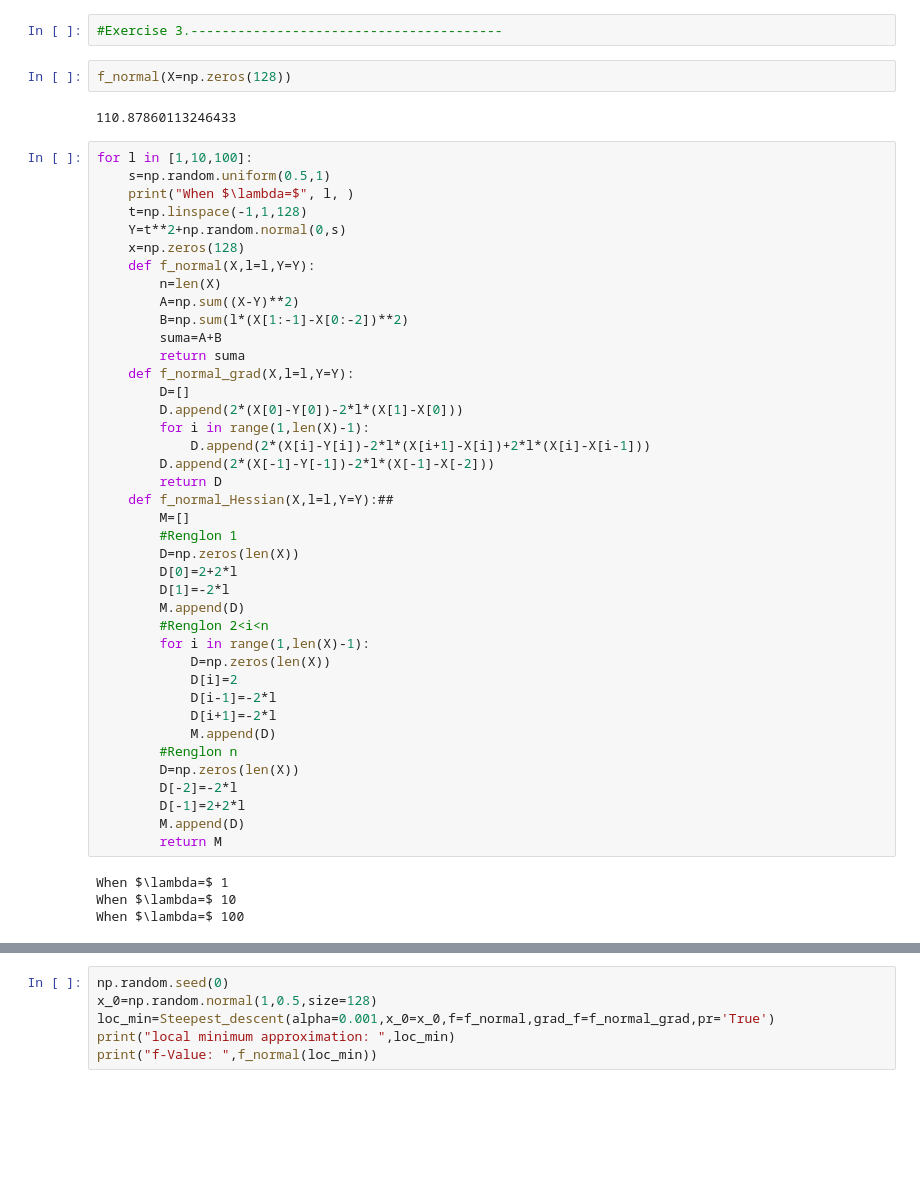
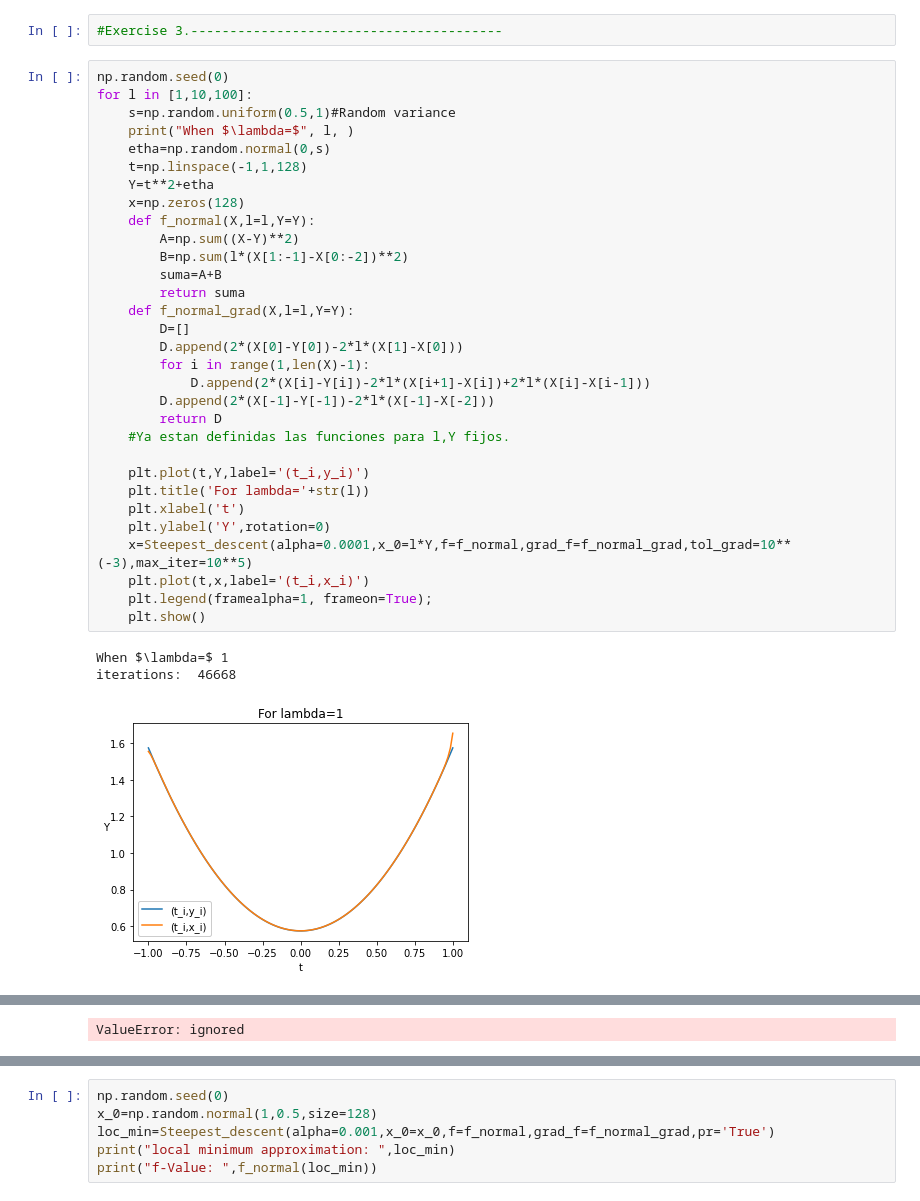
Before and after one commit to JairEsc/Mat_Apl, a Jupyter notebook: Opt_T4.ipynb, the cells around one changed output, grey strips where cells are left out. Saved outputs shown, nothing was run; the diff lists cells and outputs as text; blank space fills up the shorter version.

```diff
--- a/Opt_T4.ipynb
+++ b/Opt_T4.ipynb
@@ -365,51 +365,38 @@ local minimum approximation:  [1. 1. 1. 1.]
 f-Value:  3.3071320058463095e-18
 # %%
 #Exercise 3.----------------------------------------
-# %%
-f_normal(X=np.zeros(128))
-# %% [output]
-110.87860113246433
 # %%
+np.random.seed(0)
 for l in [1,10,100]:
-    s=np.random.uniform(0.5,1)
+    s=np.random.uniform(0.5,1)#Random variance
     print("When $\lambda=$", l, )
+    etha=np.random.normal(0,s)
     t=np.linspace(-1,1,128)
-    Y=t**2+np.random.normal(0,s)
+    Y=t**2+etha
     x=np.zeros(128)
     def f_normal(X,l=l,Y=Y):
-        n=len(X)
         A=np.sum((X-Y)**2)
         B=np.sum(l*(X[1:-1]-X[0:-2])**2)
         suma=A+B
         return suma
     def f_normal_grad(X,l=l,Y=Y):
         D=[]
         D.append(2*(X[0]-Y[0])-2*l*(X[1]-X[0]))
         for i in range(1,len(X)-1):
             D.append(2*(X[i]-Y[i])-2*l*(X[i+1]-X[i])+2*l*(X[i]-X[i-1]))
         D.append(2*(X[-1]-Y[-1])-2*l*(X[-1]-X[-2]))
         return D
-    def f_normal_Hessian(X,l=l,Y=Y):##
-        M=[]
-        #Renglon 1
-        D=np.zeros(len(X))
-        D[0]=2+2*l
-        D[1]=-2*l
-        M.append(D)
-        #Renglon 2<i<n
-        for i in range(1,len(X)-1):
-            D=np.zeros(len(X))
-            D[i]=2
-            D[i-1]=-2*l
-            D[i+1]=-2*l
-            M.append(D)
-        #Renglon n
-        D=np.zeros(len(X))
-        D[-2]=-2*l
-        D[-1]=2+2*l
-        M.append(D)
-        return M
+    #Ya estan definidas las funciones para l,Y fijos.
+
+    plt.plot(t,Y,label='(t_i,y_i)')
+    plt.title('For lambda='+str(l))
+    plt.xlabel('t')
+    plt.ylabel('Y',rotation=0)
+    x=Steepest_descent(alpha=0.0001,x_0=l*Y,f=f_normal,grad_f=f_normal_grad,tol_grad=10**(-3),max_iter=10**5)
+    plt.plot(t,x,label='(t_i,x_i)')
+    plt.legend(framealpha=1, frameon=True);
+    plt.show()
 # %% [output]
 When $\lambda=$ 1
-When $\lambda=$ 10
-When $\lambda=$ 100
+iterations:  46668
+[figure, added]
@@ -415,0 +420 @@ When $\lambda=$ 100
+ValueError: ignored
```
Also changed, not shown: parts of 4 cells of this notebook.
